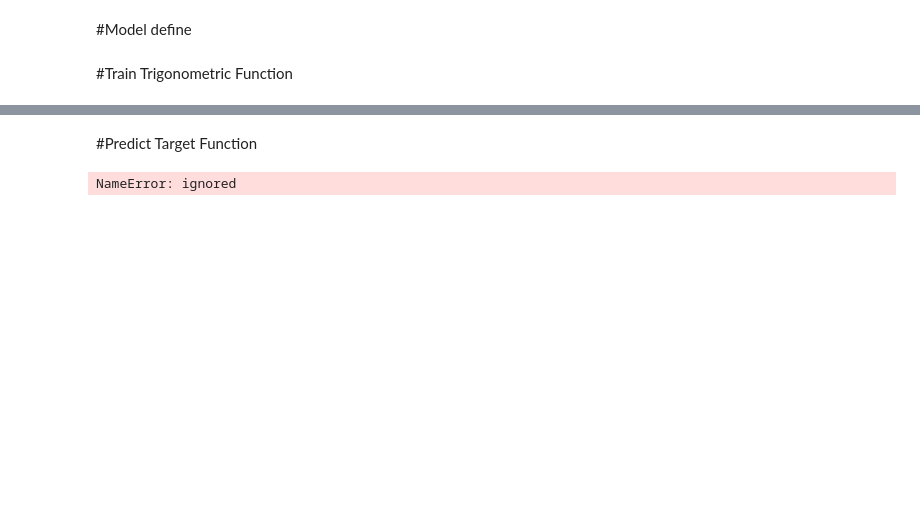
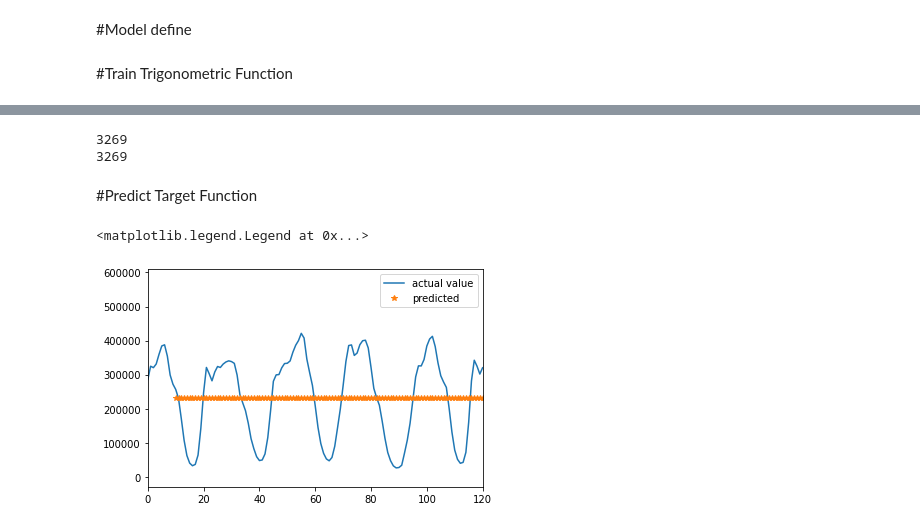
Before and after one commit to DoSungjin/Traffic-prediction, a Jupyter notebook: Traffic_RNN.ipynb, the cells around one changed output, grey strips where cells are left out. Cells and saved outputs as stored; diff of their text form; code cells hidden in the pictures; blank space fills up the shorter version.

```diff
--- a/Traffic_RNN.ipynb
+++ b/Traffic_RNN.ipynb
@@ -173,17 +191,18 @@ NameError: ignored
 import torch.nn as nn
 
 class RNN(nn.Module):
-  def __init__(self, input_dim, output_dim, hid_dim):
+  def __init__(self, input_dim, output_dim, hid_dim, batch_size):
     super(RNN, self).__init__()
 
     self.input_dim = input_dim
     self.output_dim = output_dim
     self.hid_dim = hid_dim
+    self.batch_size = batch_size
 
     self.u = nn.Linear(self.input_dim, self.hid_dim, bias = False)
     self.w = nn.Linear(self.hid_dim, self.hid_dim, bias = False)
     self.v = nn.Linear(self.hid_dim, self.output_dim, bias = False)
-    self.act = nn.tanh()
+    self.act = nn.Tanh()
 
     self.hidden = self.init_hidden()
 
@@ -200,14 +219,15 @@ class RNN(nn.Module):
 # %% [markdown]
 #Train Trigonometric Function
 # %%
-model = RNN(1,1, 50, 2390)
+from torch import optim
+model = RNN(1,1, 50, 3269)
 loss_fn = nn.MSELoss()
 optimizer = optim.SGD(model.parameters(), lr=0.005)
 epoch = 100
 
 for i in range(epoch):
-  model.train()
-  model.zero_grad()
+  model.train()   #모델을 train 시키는 부분 epoch 내에서
+  model.zero_grad() #
   optimizer.zero_grad()
 
   model.hidden = model.init_hidden()
@@ -227,3 +263,9 @@ NameError: ignored
+# %%
+print(len(x))
+print(len(y))
+# %% [output]
+3269
+3269
 # %% [markdown]
 #Predict Target Function
 # %%
@@ -232,34 +274,35 @@ test_X = np.expand_dims(X[:, 0, :],1)
 
 list_y_pred = []
 
 model.eval()
 with torch.no_grad():
   model.hidden = model.init_hidden(batch_size = 1)
 
   for x in test_X:
     x = torch.Tensor(x).float()
     y_pred, hidden = model(x)
     model.hidden = hidden
   list_y_pred.append(y_pred.view(-1).item())
 
   temp_X =list()
   temp_X += list(np.squeeze(test_X))[1:]
   temp_X.append(y_pred.view(-1).item())
-  for i in range(2389):
+  for i in range(3268):
     model.hidden = model.init_hidden(batch_size = 1)
 
     temp2_X = torch.unsqueeze(torch.unsqueeze(torch.Tensor(temp_X),1), 1)
     for x in temp2_X:
       y_pred, hidden = model(x)
       model.hidden = hidden
     list_y_pred.append(y_pred.view(-1).item())
 
     temp_X.append(y_pred.view(-1).item())
     temp_X.pop(0)
 
 plt.plot(y, label='actual value')
-plt.plot(list(range(10, 2400)), list_y_pred, '*', labe='predicted')
-plt.xlim(0, 40)
+plt.plot(list(range(10, 3279)), list_y_pred, '*', label='predicted')
+plt.xlim(0, 120)
 plt.legend()
 # %% [output]
-NameError: ignored
+<matplotlib.legend.Legend at 0x...>
+[figure, added]
```
Also changed, not shown: parts of 12 cells of this notebook.
